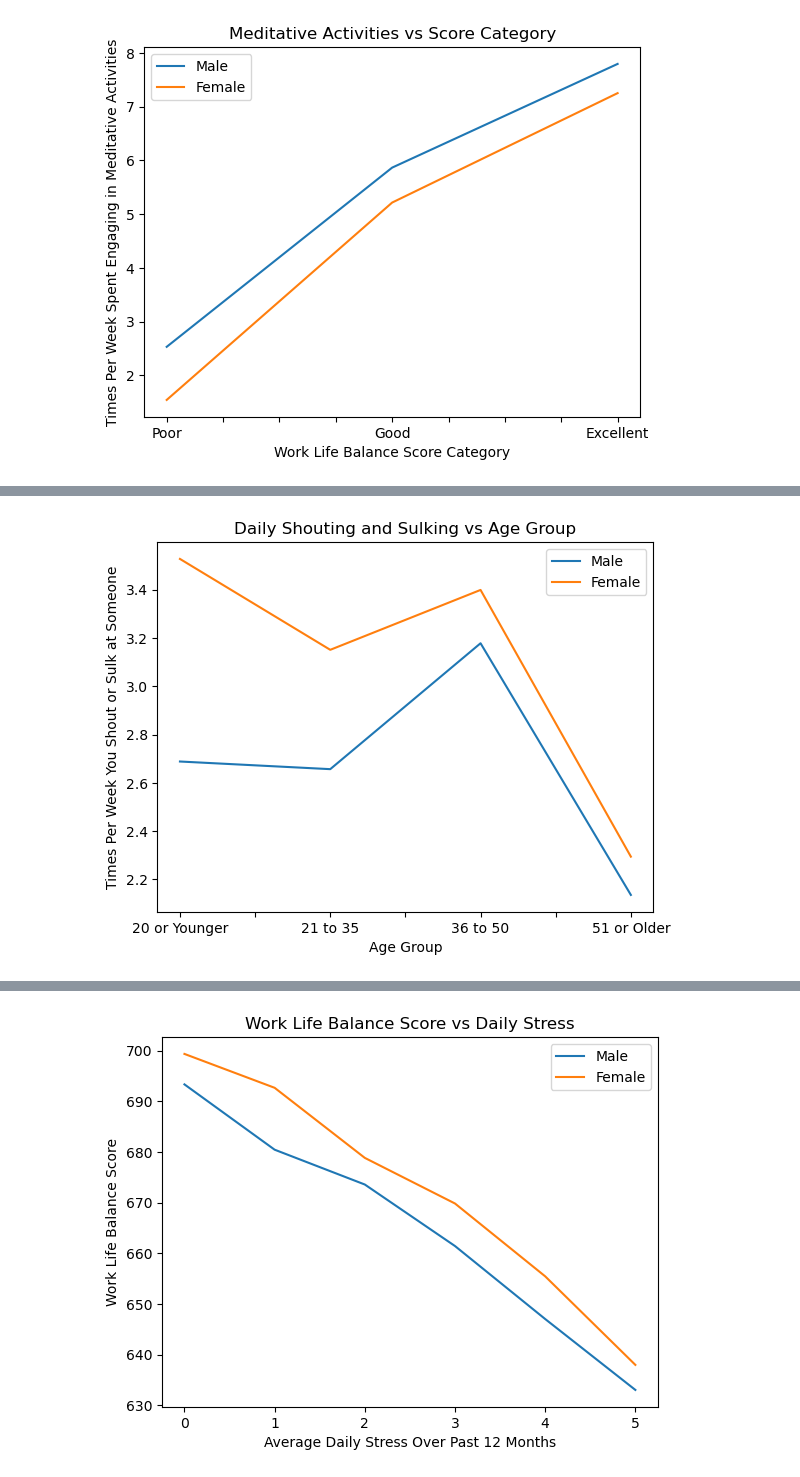
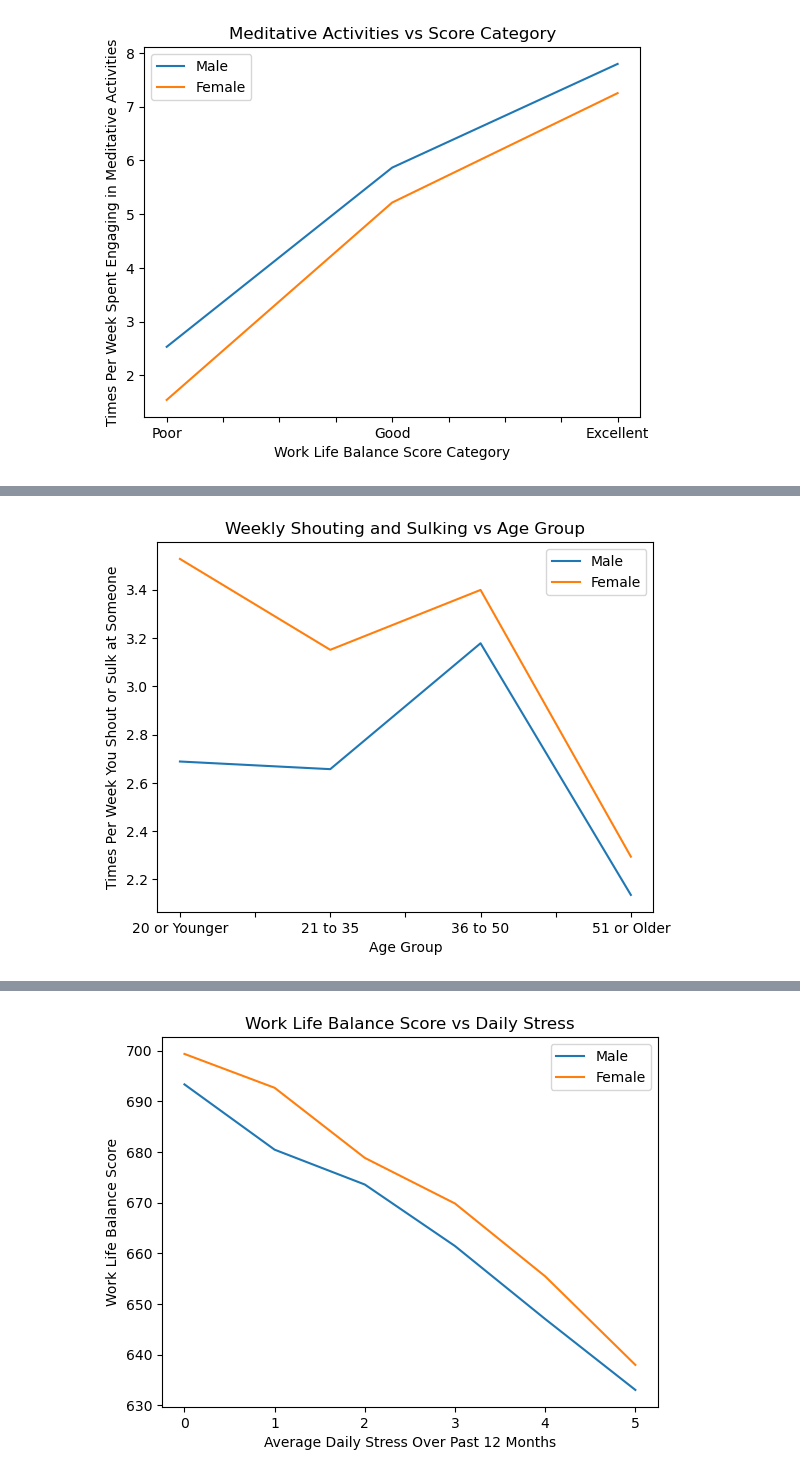
Before and after one commit to jenna-mk/Project_1, a Jupyter notebook: healthy_mind_analysis.ipynb, the cells around one changed output, grey strips where cells are left out. Drawn from its saved outputs; the diff is of its cells as text; code cells hidden in the pictures.

```diff
--- a/healthy_mind_analysis.ipynb
+++ b/healthy_mind_analysis.ipynb
@@ -361,19 +362,20 @@ plt.show()
 # %%
 # Plot age vs daily shouting
 male_shouting_age = male_mental_health.groupby('Age')['Daily Shouting'].mean()
 female_shouting_age = female_mental_health.groupby('Age')['Daily Shouting'].mean()
 
 # Plot the lines for males and females
 male_shouting_age.plot(label='Male')
 female_shouting_age.plot(label='Female')
 
 plt.xlabel('Age Group')
 plt.ylabel('Times Per Week You Shout or Sulk at Someone')
-plt.title('Daily Shouting and Sulking vs Age Group')
+plt.title('Weekly Shouting and Sulking vs Age Group')
 plt.legend(loc='best')
+plt.savefig('data/Shouting_vs_AgeGroup.png',dpi=300,bbox_inches='tight')
 plt.show()
 # %% [output]
-[figure, old version]
+[figure, new version]
 # %%
 # Plot daily shouting vs work life score category
 male_shouting_mean.plot(label='Male')
```
Also changed, not shown: parts of 3 cells of this notebook, 3 other files.
